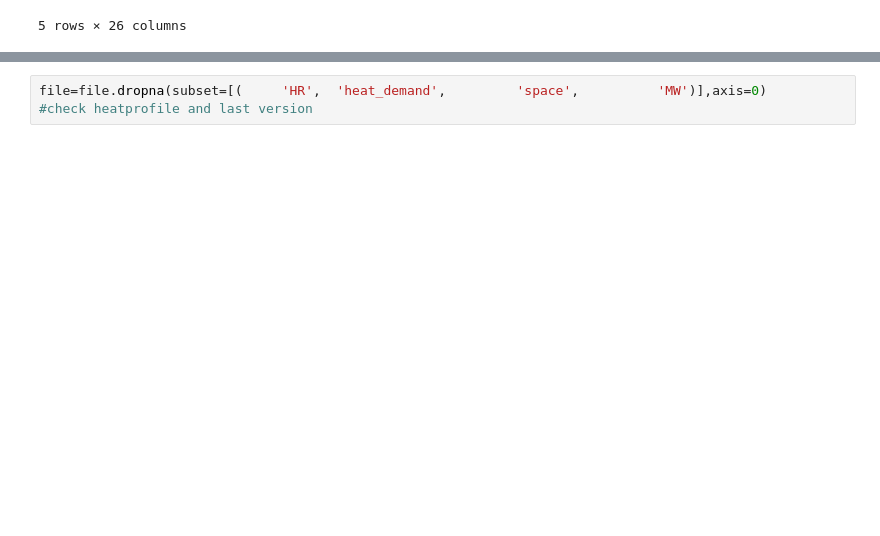
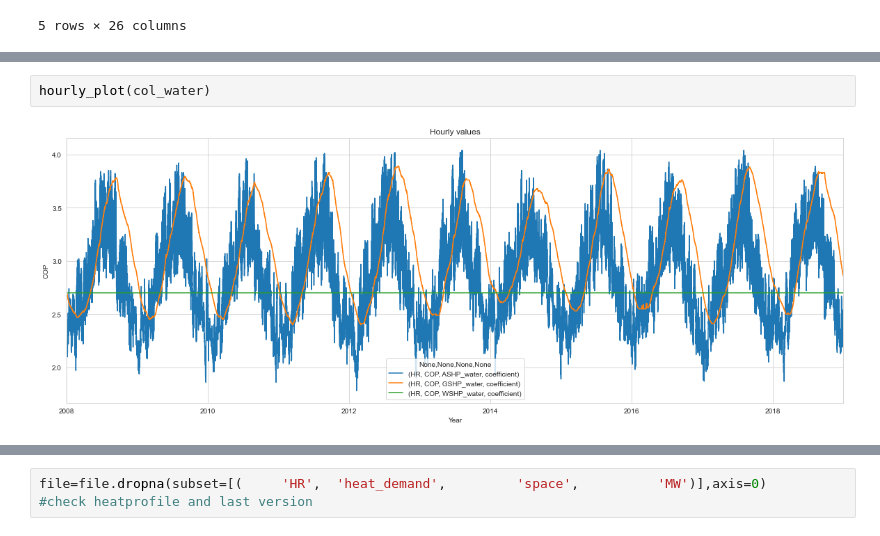
Before and after one commit to ehlimana/EMS, a Jupyter notebook: Untitled2.ipynb, the cells around one changed output, grey strips where cells are left out. Saved outputs shown, nothing was run; the diff lists cells and outputs as text; blank space fills up the shorter version.

```diff
--- a/Untitled2.ipynb
+++ b/Untitled2.ipynb
@@ -119,0 +150,4 @@ file.plot(x=('country',     'variable',     'attribute',        'unit'),y=[(
+# %%
+hourly_plot(col_water)
+# %% [output]
+[figure, added]
```
Also changed, not shown: parts of 23 cells of this notebook.
